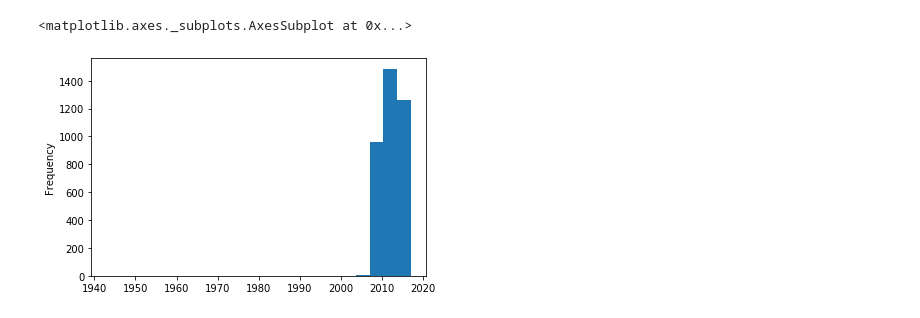
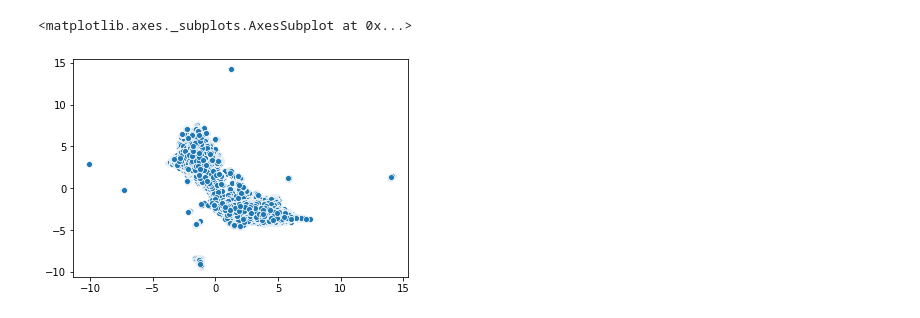
Before and after one commit to LennartKeller/SubtitleClustering, a Jupyter notebook: notebooks/DocEmbeddings.ipynb, the cells around one changed output. Cells and saved outputs as stored; diff of their text form; code cells hidden in the pictures.

```diff
--- a/notebooks/DocEmbeddings.ipynb
+++ b/notebooks/DocEmbeddings.ipynb
@@ -68,5 +98,6 @@ sns.scatterplot(x=Xr[:,0], y=Xr[:,1], hue=list(map(lambda x: x, df.main_genre)))
-# %%
-df.year.plot(kind="hist", bins=len(df.year.unique()))
-# %% [output]
-<matplotlib.axes._subplots.AxesSubplot at 0x...>
-[figure, removed]
+# %%
+import seaborn as sns
+sns.scatterplot(x=Xr_min[:,0], y=Xr_min[:,1])
+# %% [output]
+<matplotlib.axes._subplots.AxesSubplot at 0x...>
+[figure, added]
```
Also changed, not shown: parts of 60 cells of this notebook, 3 other files.
